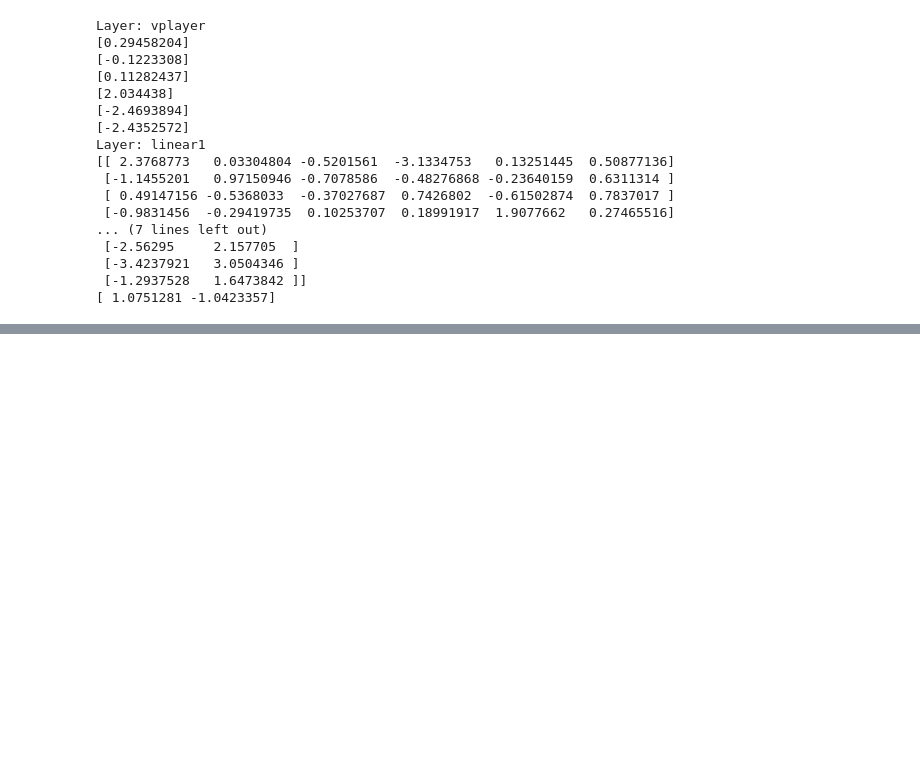
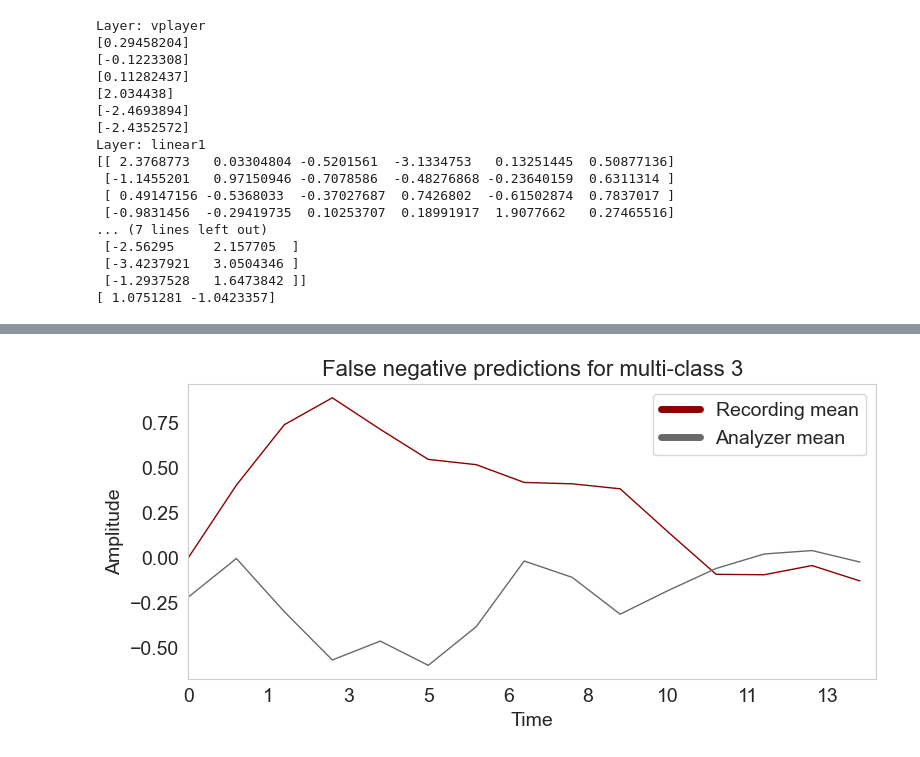
Before and after one commit to DominikaDarabos/explainable_MNG_spike_detection, a Jupyter notebook: model_analysis.ipynb, the cells around one changed output, grey strips where cells are left out. Cells and saved outputs as stored; diff of their text form; code cells hidden in the pictures; blank space fills up the shorter version.

```diff
--- a/model_analysis.ipynb
+++ b/model_analysis.ipynb
@@ -1091,0 +528,6 @@ feature_extractor_XAIProject.analyzer_output.shape
+# %%
+create_comparison_plot(full_model_XAIProject, binary_class_num = 1, multiple_class_num=1, prediction_quality = "false_negative", random_ = False, average_sample = True, average_analyzer = True)
+create_comparison_plot(full_model_XAIProject, binary_class_num = 1, multiple_class_num=2, prediction_quality = "false_negative", random_ = False, average_sample = True, average_analyzer = True)
+create_comparison_plot(full_model_XAIProject, binary_class_num = 1, multiple_class_num=3, prediction_quality = "false_negative", random_ = False, average_sample = True, average_analyzer = True)
+# %% [output]
+[figure, added]
```
Also changed, not shown: parts of 62 cells of this notebook, 2 other files.
